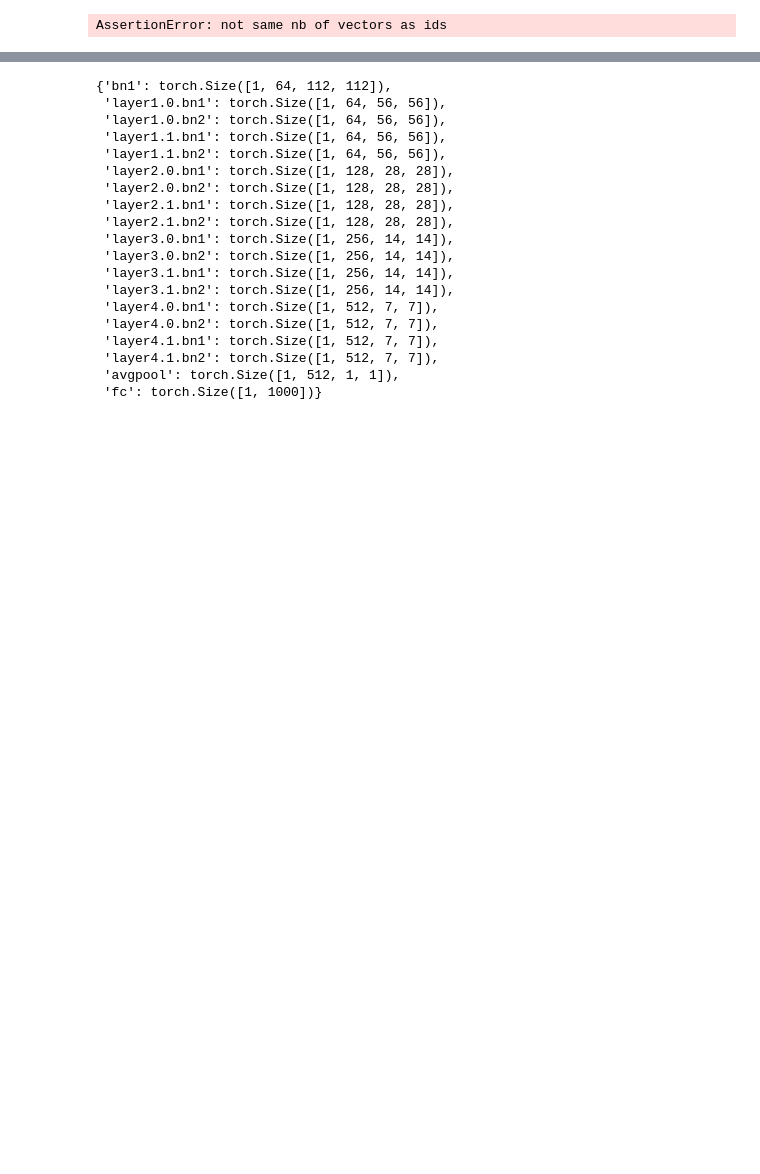
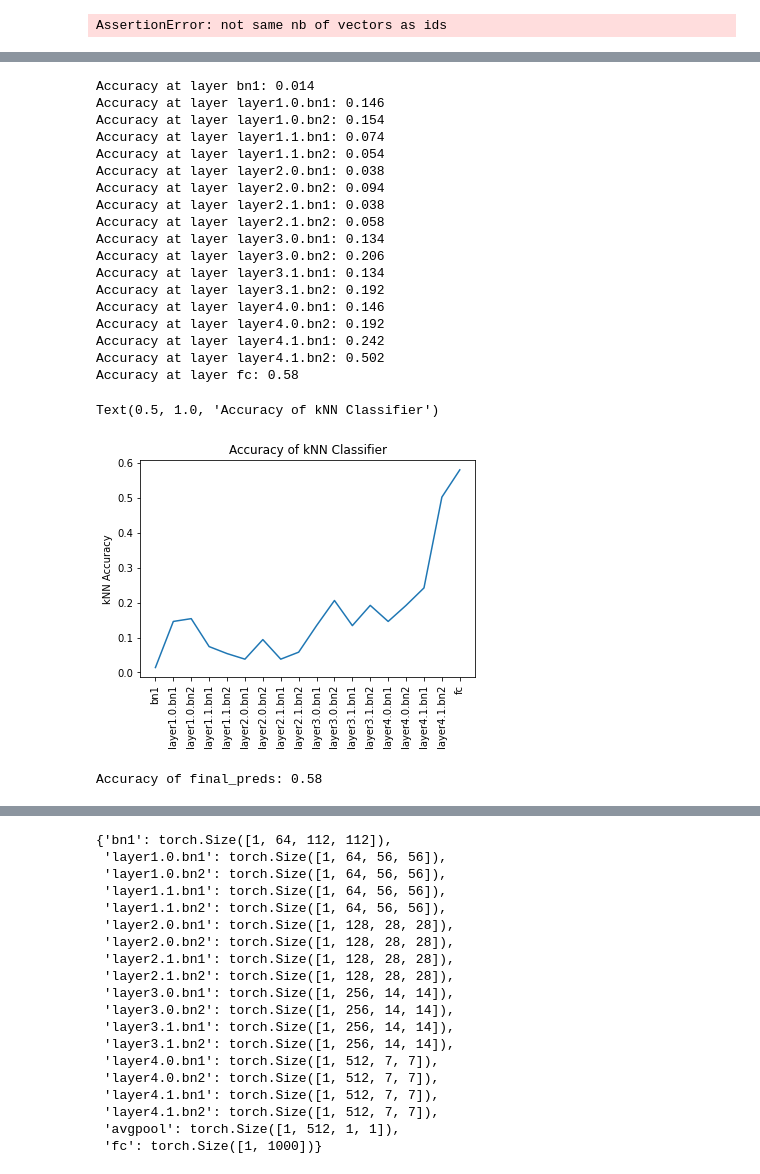
Before and after one commit to Pikus16/ExampleDifficultyScale, a Jupyter notebook: PaperExperiments.ipynb, the cells around one changed output, grey strips where cells are left out. Drawn from its saved outputs; the diff is of its cells as text; code cells hidden in the pictures; blank space fills up the shorter version.

```diff
--- a/PaperExperiments.ipynb
+++ b/PaperExperiments.ipynb
@@ -297,0 +250,32 @@ Text(0, 0.5, 'kNN Accuracy')
+# %%
+#from faiss import ResultHeap
+import glob
+idxs = np.random.choice(np.arange(len(test_dataset)),500, replace = False)
+subset_data = torch.utils.data.Subset(train_dataset, idxs)
+num_to_return = 30
+
+rh = {
+    k : ResultHeap(len(idxs), num_to_return)
+    for k,v in shape_array.items()
+}
+
+with torch.no_grad():
+    loader = torch.utils.data.DataLoader(subset_data, batch_size=len(idxs),
+            num_workers=8, shuffle = False)
+    base_dir = "/data/benjamin.pikus/example_difficulty/"
+    for i,(data, label) in enumerate(loader):
+        data = data.to(device)
+        features = model(data)
+
+        for k,v in features.items():
+            if k == 'bn1':
+                continue
+            sub_indexes = glob.glob(base_dir + k + '/block*')
+            output = torch.flatten(v, start_dim=1).cpu().numpy()
+            for s in tqdm.tqdm(sub_indexes):
+                index = faiss.read_index(s)
+                Di, Ii = index.search(output, num_to_return)
+                rh[k].add_batch_result(Di, Ii, 0)
+
+for r in rh.values():
+    r.finalize()
@@ -297,0 +300,48 @@ Text(0, 0.5, 'kNN Accuracy')
+# %%
+acc = {}
+for k in shape_array:
+    acc[k] = np.sum(predictions[k] == y_actual) / len(idxs)
+    print(f"Accuracy at layer {k}: {acc[k]}")
+plt.plot(list(acc.keys()),list(acc.values()))
+plt.xticks(rotation = 90)
+plt.ylabel('kNN Accuracy')
+plt.title('Accuracy of kNN Classifier')
+# %% [output]
+Accuracy at layer bn1: 0.014
+Accuracy at layer layer1.0.bn1: 0.146
+Accuracy at layer layer1.0.bn2: 0.154
+Accuracy at layer layer1.1.bn1: 0.074
+Accuracy at layer layer1.1.bn2: 0.054
+Accuracy at layer layer2.0.bn1: 0.038
+Accuracy at layer layer2.0.bn2: 0.094
+Accuracy at layer layer2.1.bn1: 0.038
+Accuracy at layer layer2.1.bn2: 0.058
+Accuracy at layer layer3.0.bn1: 0.134
+Accuracy at layer layer3.0.bn2: 0.206
+Accuracy at layer layer3.1.bn1: 0.134
+Accuracy at layer layer3.1.bn2: 0.192
+Accuracy at layer layer4.0.bn1: 0.146
+Accuracy at layer layer4.0.bn2: 0.192
+Accuracy at layer layer4.1.bn1: 0.242
+Accuracy at layer layer4.1.bn2: 0.502
+Accuracy at layer fc: 0.58
+Text(0.5, 1.0, 'Accuracy of kNN Classifier')
+[figure, added]
+# %%
+# Get prediction depth
+import pandas as pd
+predictions_arr = pd.DataFrame(predictions).values
+pds = []
+final_preds = []
+for i in range(len(idxs)):
+    last_val = predictions_arr[i][0]
+    depth = 0
+    for j in range(1,predictions_arr.shape[1]):
+        if predictions_arr[i][j] != last_val:
+            last_val = predictions_arr[i][j]
+            depth = j
+    pds.append(depth)
+    final_preds.append(last_val)
+print(f'Accuracy of final_preds: {np.sum(final_preds == y_actual) / len(idxs)}')
+# %% [output]
+Accuracy of final_preds: 0.58
```
Also changed, not shown: parts of 17 cells of this notebook.
